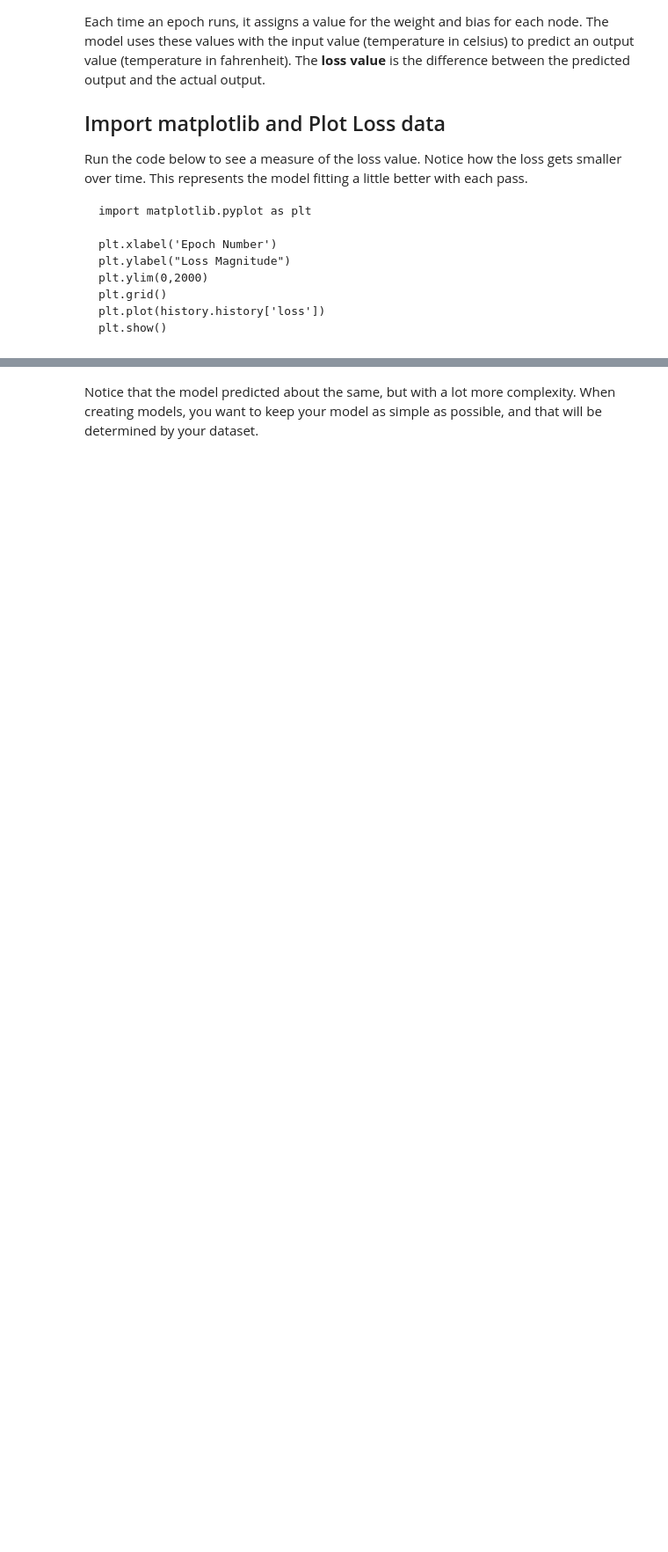
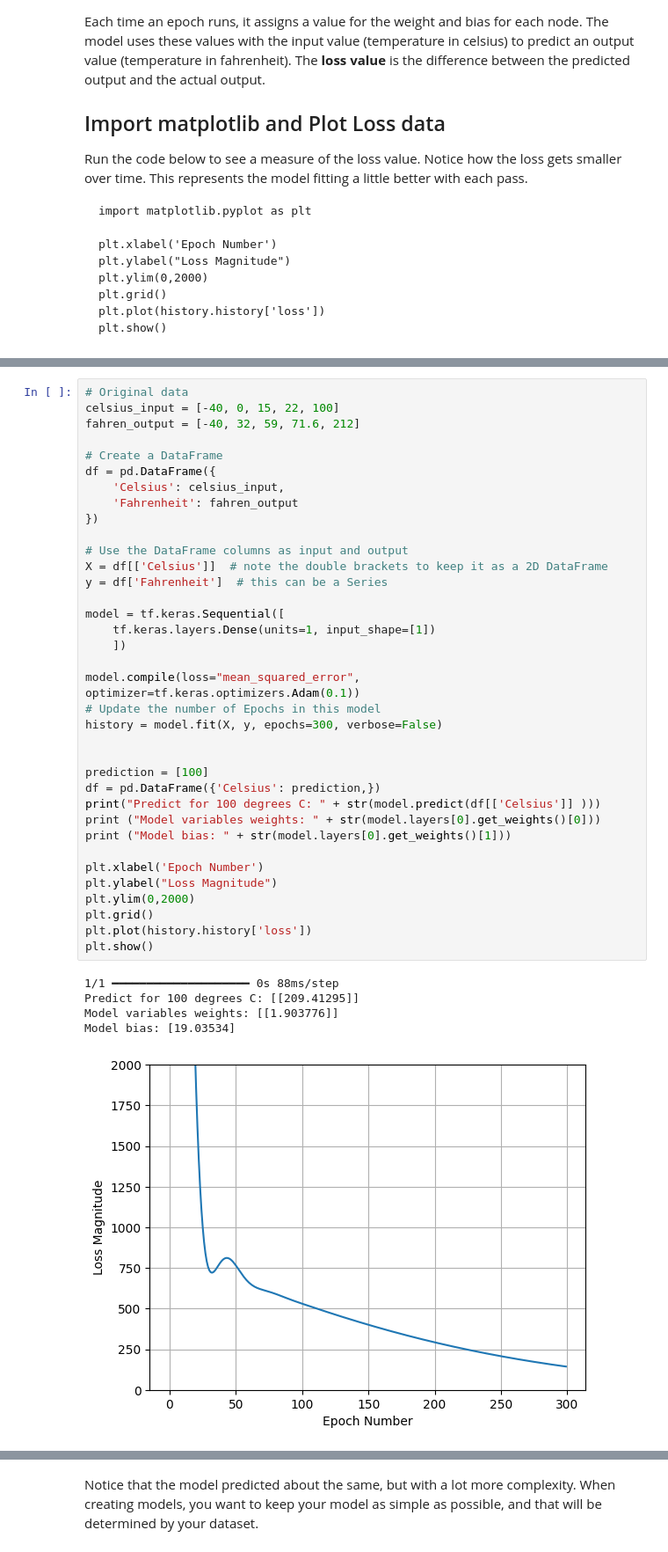
Before and after one commit to gormes-EPIC/TemperatureTensorFlow, a Jupyter notebook: TemperatureModelTensorFlow.ipynb, the cells around one changed output, grey strips where cells are left out. Shown at 88% size. Drawn from its saved outputs; the diff is of its cells as text; blank space fills up the shorter version.

```diff
--- a/TemperatureModelTensorFlow.ipynb
+++ b/TemperatureModelTensorFlow.ipynb
@@ -180,3 +202,45 @@ For each of these, you will want to compare two things:
 
 
 1. Change the number of epochs that you run from 150 to 300.
+# %%
+# Original data
+celsius_input = [-40, 0, 15, 22, 100]
+fahren_output = [-40, 32, 59, 71.6, 212]
+
+# Create a DataFrame
+df = pd.DataFrame({
+    'Celsius': celsius_input,
+    'Fahrenheit': fahren_output
+})
+
+# Use the DataFrame columns as input and output
+X = df[['Celsius']]  # note the double brackets to keep it as a 2D DataFrame
+y = df['Fahrenheit']  # this can be a Series
+
+model = tf.keras.Sequential([
+    tf.keras.layers.Dense(units=1, input_shape=[1])
+    ])
+
+model.compile(loss="mean_squared_error", optimizer=tf.keras.optimizers.Adam(0.1))
+# Update the number of Epochs in this model
+history = model.fit(X, y, epochs=300, verbose=False)
+
+
+prediction = [100]
+df = pd.DataFrame({'Celsius': prediction,})
+print("Predict for 100 degrees C: " + str(model.predict(df[['Celsius']] )))
+print ("Model variables weights: " + str(model.layers[0].get_weights()[0]))
+print ("Model bias: " + str(model.layers[0].get_weights()[1]))
+
+plt.xlabel('Epoch Number')
+plt.ylabel("Loss Magnitude")
+plt.ylim(0,2000)
+plt.grid()
+plt.plot(history.history['loss'])
+plt.show()
+# %% [output]
+1/1 ━━━━━━━━━━━━━━━━━━━━ 0s 88ms/step
+Predict for 100 degrees C: [[209.41295]]
+Model variables weights: [[1.903776]]
+Model bias: [19.03534]
+[figure, added]
```
Also changed, not shown: parts of 13 cells of this notebook, 2 other files.
